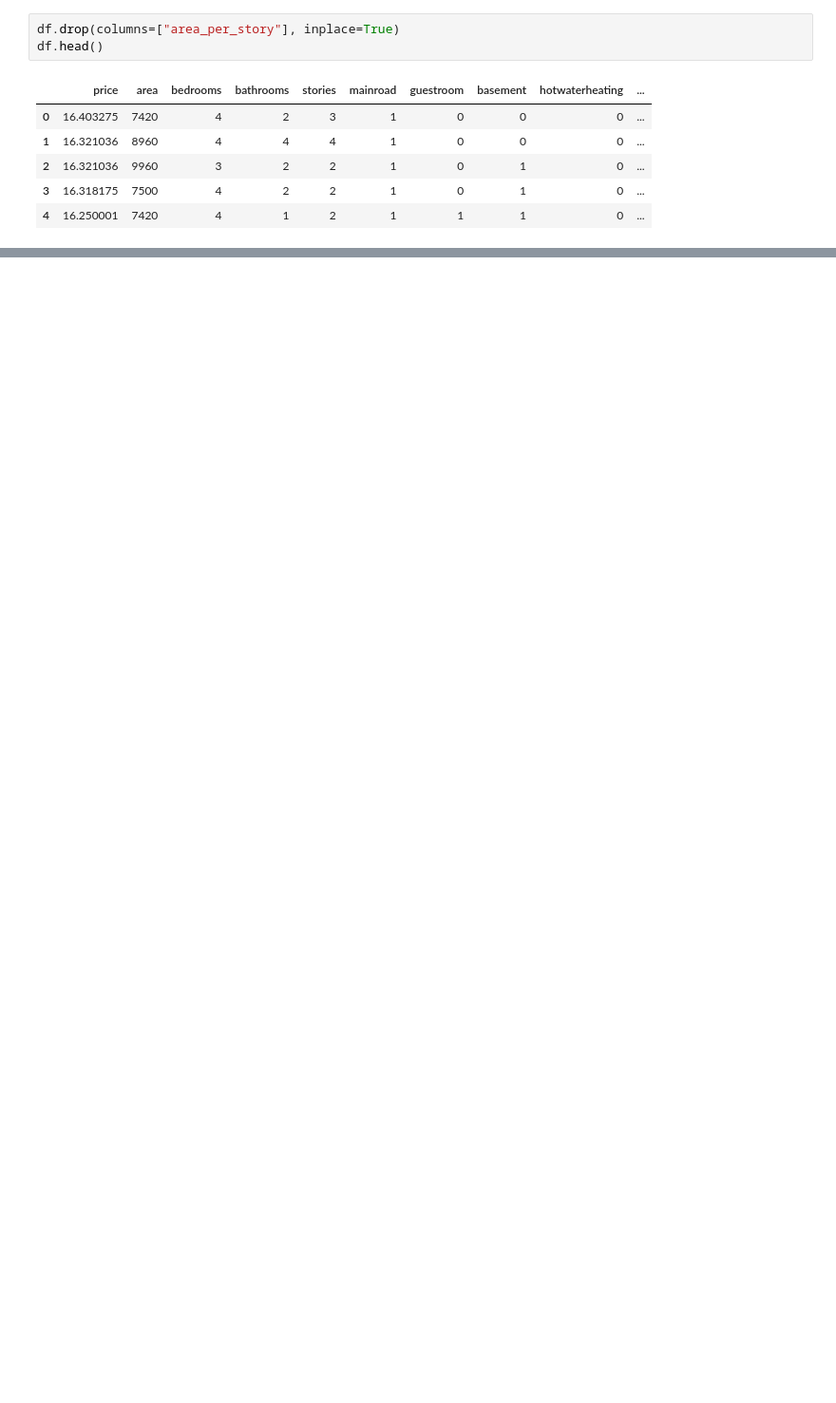
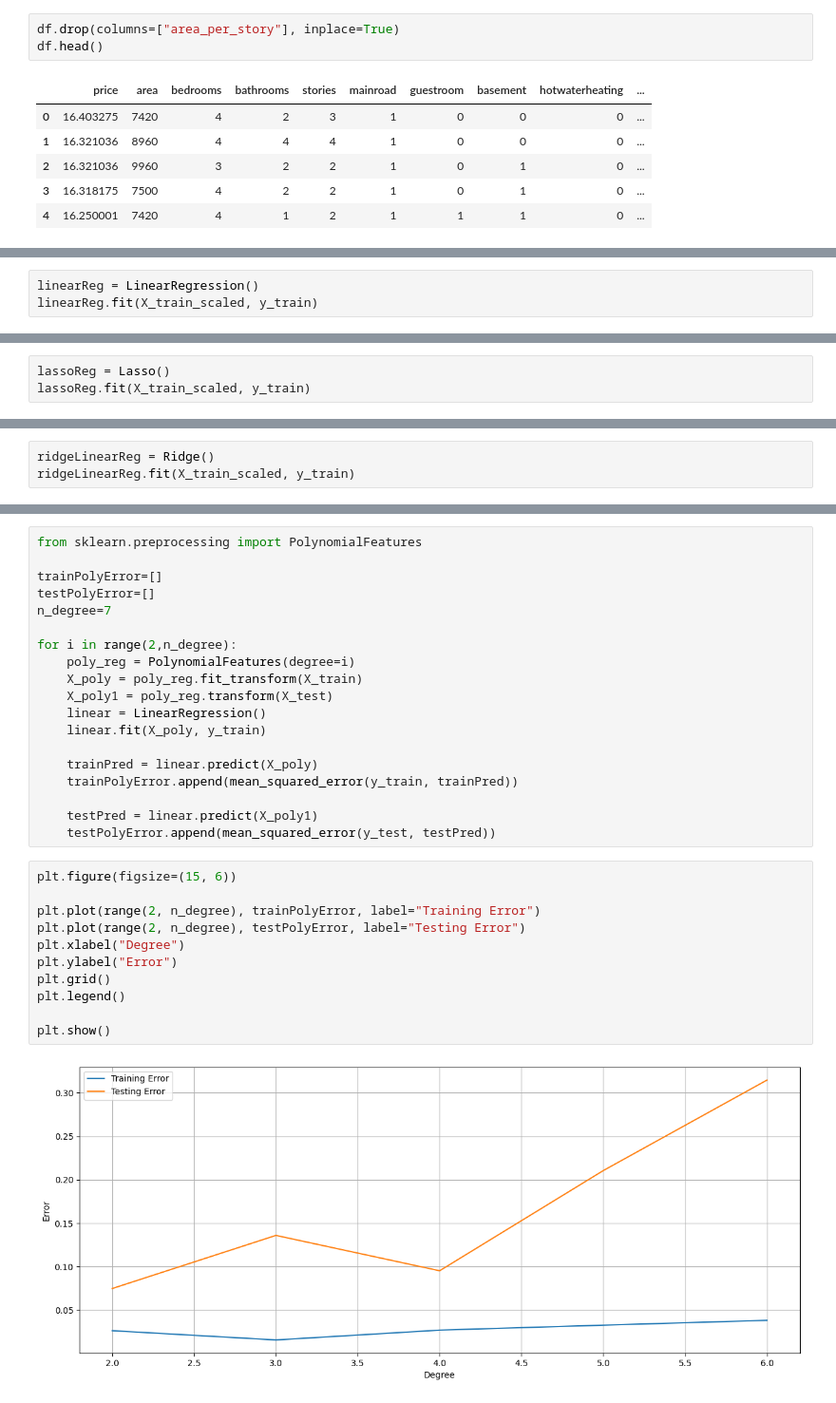
Before and after one commit to farahelmashad/housing-prices-prediction, a Jupyter notebook: housingPred.ipynb, the cells around one changed output, grey strips where cells are left out. Shown at 95% size. Saved outputs shown, nothing was run; the diff lists cells and outputs as text; blank space fills up the shorter version.

```diff
--- a/housingPred.ipynb
+++ b/housingPred.ipynb
@@ -256,0 +279,3 @@ df.head()
+# %%
+linearReg = LinearRegression()
+linearReg.fit(X_train_scaled, y_train)
@@ -256,0 +309,3 @@ df.head()
+# %%
+lassoReg = Lasso()
+lassoReg.fit(X_train_scaled, y_train)
@@ -256,0 +339,3 @@ df.head()
+# %%
+ridgeLinearReg = Ridge()
+ridgeLinearReg.fit(X_train_scaled, y_train)
@@ -256,0 +369,32 @@ df.head()
+# %%
+from sklearn.preprocessing import PolynomialFeatures
+
+trainPolyError=[]
+testPolyError=[]
+n_degree=7
+
+for i in range(2,n_degree):
+    poly_reg = PolynomialFeatures(degree=i)
+    X_poly = poly_reg.fit_transform(X_train)
+    X_poly1 = poly_reg.transform(X_test)
+    linear = LinearRegression()
+    linear.fit(X_poly, y_train)
+
+    trainPred = linear.predict(X_poly)
+    trainPolyError.append(mean_squared_error(y_train, trainPred))
+
+    testPred = linear.predict(X_poly1)
+    testPolyError.append(mean_squared_error(y_test, testPred))
+# %%
+plt.figure(figsize=(15, 6))
+
+plt.plot(range(2, n_degree), trainPolyError, label="Training Error")
+plt.plot(range(2, n_degree), testPolyError, label="Testing Error")
+plt.xlabel("Degree")
+plt.ylabel("Error")
+plt.grid()
+plt.legend()
+
+plt.show()
+# %% [output]
+[figure, added]
```
Also changed, not shown: parts of 25 cells of this notebook.
